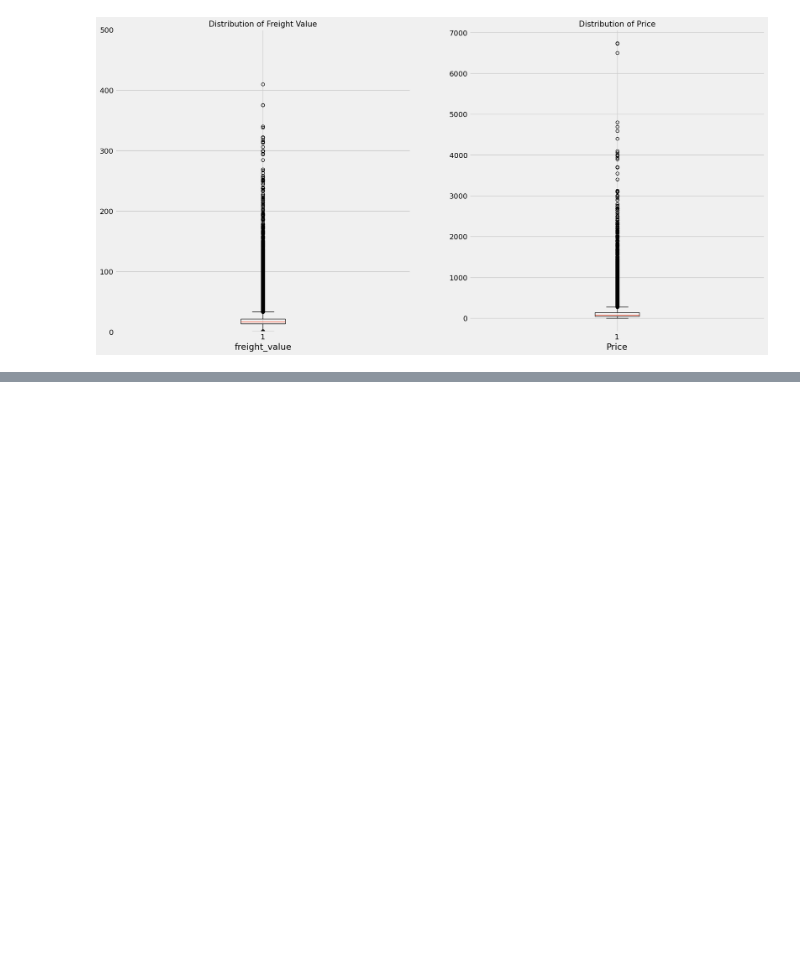
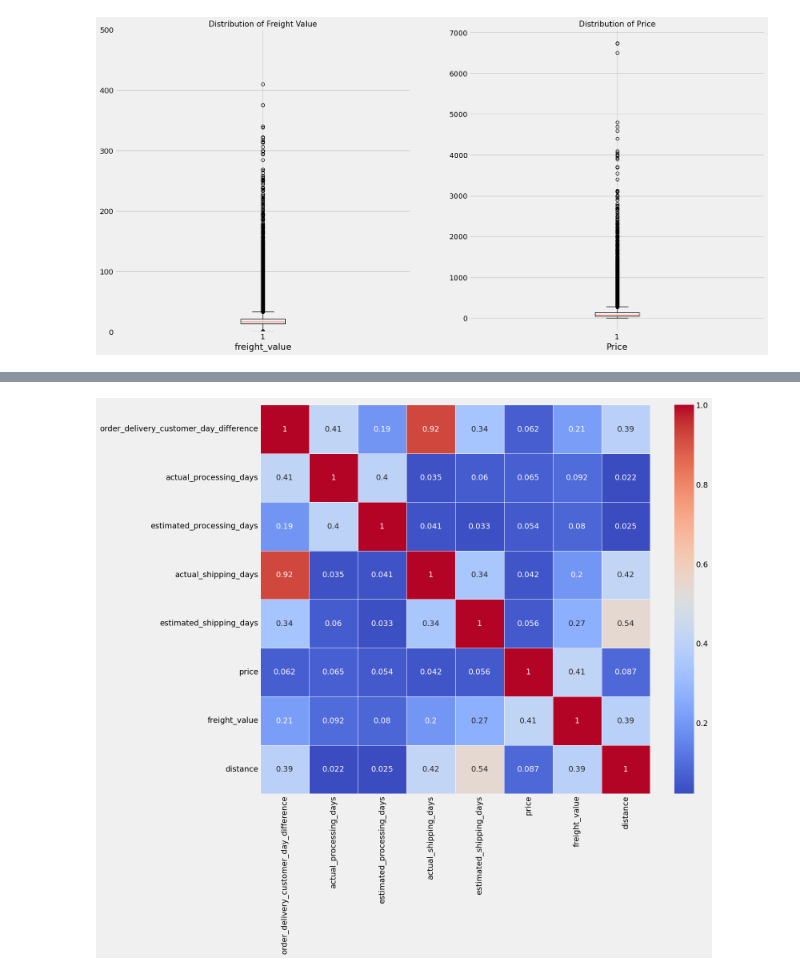
Before and after one commit to jugnuarora/Capstone-Project-E-Commerce, a Jupyter notebook: EDA_Fahad.ipynb, the cells around one changed output, grey strips where cells are left out. Cells and saved outputs as stored; diff of their text form; code cells hidden in the pictures; blank space fills up the shorter version.

```diff
--- a/EDA_Fahad.ipynb
+++ b/EDA_Fahad.ipynb
@@ -306,0 +368,3 @@ ax[1].set_title("Distribution of Price", fontsize = 15);
+# %%
+od = orders_delivered_df
+od.head()
@@ -306,0 +409,4 @@ ax[1].set_title("Distribution of Price", fontsize = 15);
+# %%
+corr_columns = ['order_status', 'order_delivery_customer_day_difference', 'actual_processing_days', 'estimated_processing_days', 'actual_shipping_days', 'estimated_shipping_days', 'product_category', 'price', 'freight_value', 'distance']
+corr_mtrx2 = od[corr_columns].corr()
+corr_mtrx2
@@ -306,0 +423,5 @@ ax[1].set_title("Distribution of Price", fontsize = 15);
+# %%
+plt.figure(figsize = (14,12))
+ax = sns.heatmap(corr_mtrx2, linewidths=.5, annot=True, cmap='coolwarm')
+# %% [output]
+[figure, added]
```
Also changed, not shown: parts of 16 cells of this notebook.
